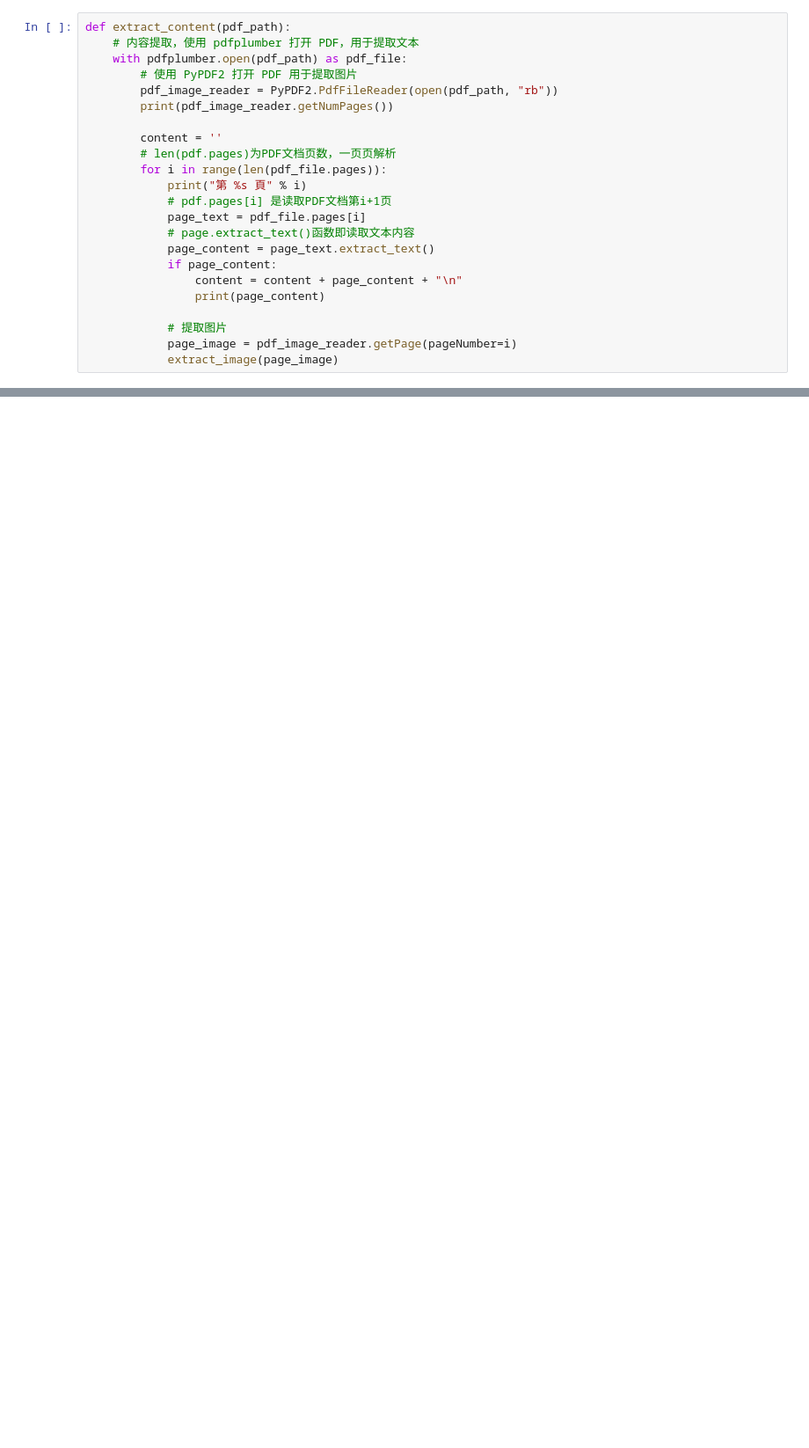
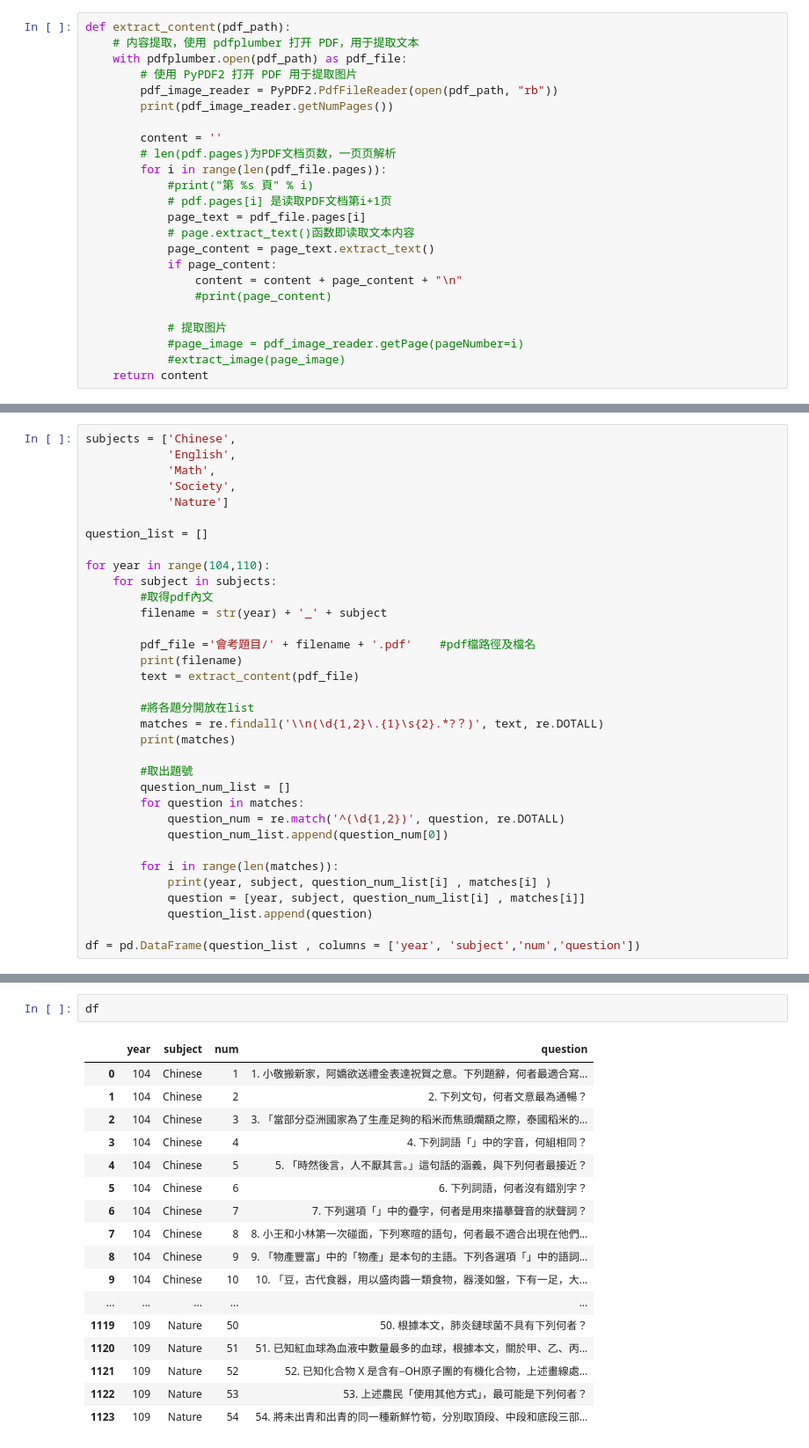
Before and after one commit to ChihHsiangChien/question_database, a Jupyter notebook: 讀取PDF.ipynb, the cells around one changed output, grey strips where cells are left out. Shown: that part at 88% size. Drawn from its saved outputs; the diff is of its cells as text; blank space fills up the shorter version.

```diff
--- a/讀取PDF.ipynb
+++ b/讀取PDF.ipynb
@@ -141,15 +169,16 @@ def extract_content(pdf_path):
         content = ''
         # len(pdf.pages)为PDF文档页数，一页页解析
         for i in range(len(pdf_file.pages)):
-            print("第 %s 頁" % i)
+            #print("第 %s 頁" % i)
             # pdf.pages[i] 是读取PDF文档第i+1页
             page_text = pdf_file.pages[i]
             # page.extract_text()函数即读取文本内容
             page_content = page_text.extract_text()
             if page_content:
                 content = content + page_content + "\n"
-                print(page_content)
+                #print(page_content)
 
             # 提取图片
-            page_image = pdf_image_reader.getPage(pageNumber=i)
-            extract_image(page_image)
+            #page_image = pdf_image_reader.getPage(pageNumber=i)
+            #extract_image(page_image)
+    return content
@@ -176,0 +199,34 @@ no image
+# %%
+subjects = ['Chinese',
+            'English',
+            'Math',
+            'Society',
+            'Nature']
+
+question_list = []
+
+for year in range(104,110):
+    for subject in subjects:
+        #取得pdf內文
+        filename = str(year) + '_' + subject
+
+        pdf_file ='會考題目/' + filename + '.pdf'    #pdf檔路徑及檔名
+        print(filename)
+        text = extract_content(pdf_file)
+
+        #將各題分開放在list
+        matches = re.findall('\\n(\d{1,2}\.{1}\s{2}.*?？)', text, re.DOTALL)
+        print(matches)
+
+        #取出題號
+        question_num_list = []
+        for question in matches:
+            question_num = re.match('^(\d{1,2})', question, re.DOTALL)
+            question_num_list.append(question_num[0])
+
+        for i in range(len(matches)):
+            print(year, subject, question_num_list[i] , matches[i] )
+            question = [year, subject, question_num_list[i] , matches[i]]
+            question_list.append(question)
+
+df = pd.DataFrame(question_list , columns = ['year', 'subject','num','question'])
@@ -176,0 +269,20 @@ no image
+# %%
+df
+# %% [output]
+|  | year | subject | num | question |
+| 0 | 104 | Chinese | 1 | 1. 小敬搬新家，阿嬌欲送禮金表達祝賀之意。下列題辭，何者最適合寫... |
+| 1 | 104 | Chinese | 2 | 2. 下列文句，何者文意最為通暢？ |
+| 2 | 104 | Chinese | 3 | 3. 「當部分亞洲國家為了生產足夠的稻米而焦頭爛額之際，泰國稻米的... |
+| 3 | 104 | Chinese | 4 | 4. 下列詞語「」中的字音，何組相同？ |
+| 4 | 104 | Chinese | 5 | 5. 「時然後言，人不厭其言。」這句話的涵義，與下列何者最接近？ |
+| 5 | 104 | Chinese | 6 | 6. 下列詞語，何者沒有錯別字？ |
+| 6 | 104 | Chinese | 7 | 7. 下列選項「」中的疊字，何者是用來描摹聲音的狀聲詞？ |
+| 7 | 104 | Chinese | 8 | 8. 小王和小林第一次碰面，下列寒暄的語句，何者最不適合出現在他們... |
+| 8 | 104 | Chinese | 9 | 9. 「物產豐富」中的「物產」是本句的主語。下列各選項「」中的語詞... |
+| 9 | 104 | Chinese | 10 | 10. 「豆，古代食器，用以盛肉醬一類食物，器淺如盤，下有一足，大... |
+| ... | ... | ... | ... | ... |
+| 1119 | 109 | Nature | 50 | 50. 根據本文，肺炎鏈球菌不具有下列何者？ |
+| 1120 | 109 | Nature | 51 | 51. 已知紅血球為血液中數量最多的血球，根據本文，關於甲、乙、丙... |
+| 1121 | 109 | Nature | 52 | 52. 已知化合物 X 是含有−OH原子團的有機化合物，上述畫線處... |
+| 1122 | 109 | Nature | 53 | 53. 上述農民「使用其他方式」，最可能是下列何者？ |
+| 1123 | 109 | Nature | 54 | 54. 將未出青和出青的同一種新鮮竹筍，分別取頂段、中段和底段三部... |
```
Also changed, not shown: parts of 13 cells of this notebook, 38 other files.
